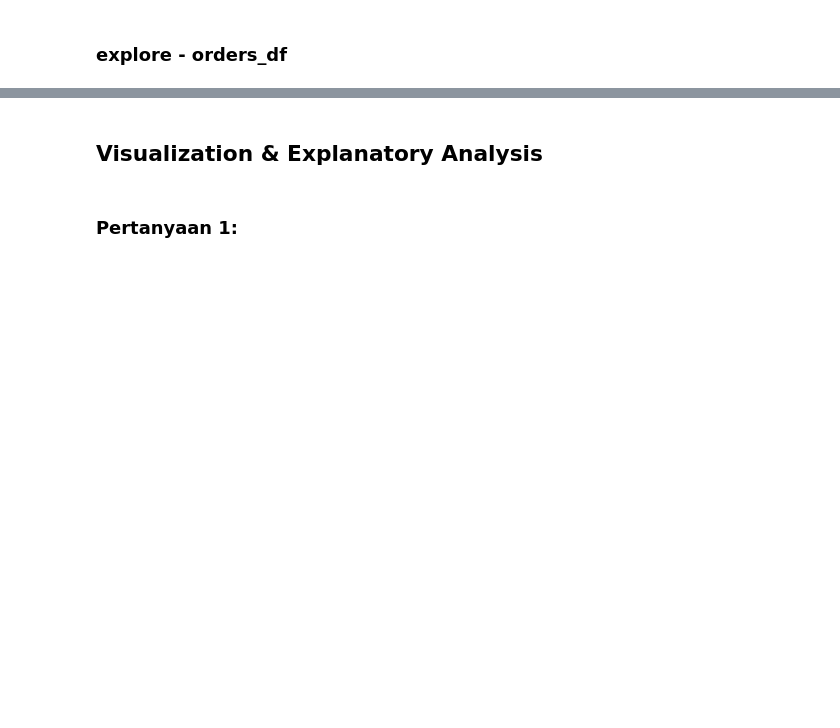
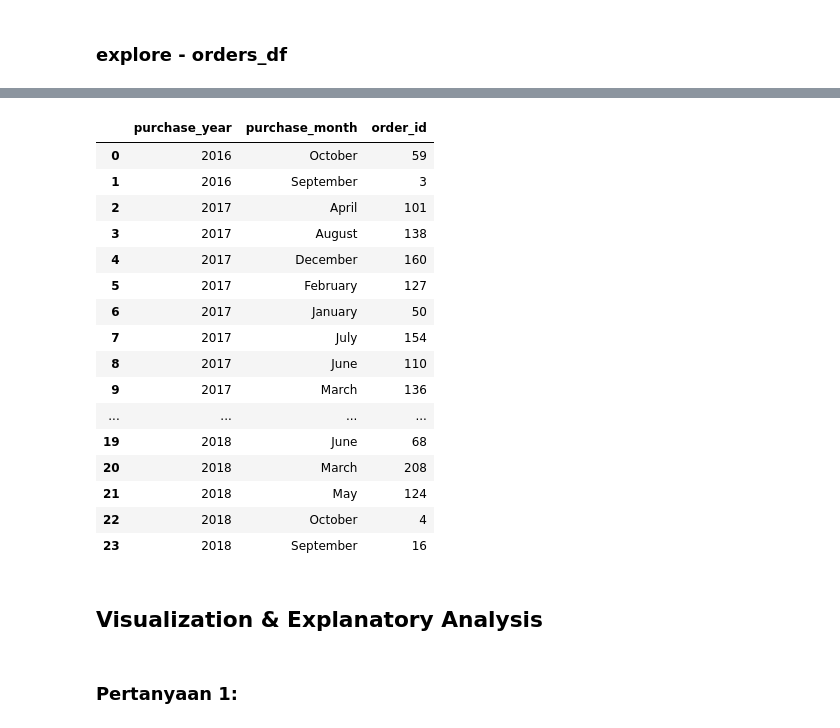
Before and after one commit to sayid-alt/olist-store-analysis-project, a Jupyter notebook: Brazilian_E_Commerce_Public_Dataset_by_Olist.ipynb, the cells around one changed output, grey strips where cells are left out. Cells and saved outputs as stored; diff of their text form; code cells hidden in the pictures; blank space fills up the shorter version.

```diff
--- a/Brazilian_E_Commerce_Public_Dataset_by_Olist.ipynb
+++ b/Brazilian_E_Commerce_Public_Dataset_by_Olist.ipynb
@@ -817,0 +849,4 @@ AttributeError: 'Series' object has no attribute 'strftime'
+# %%
+# create column contains purchase time with format yyyy-mm
+orders_df['purchase_year'] = orders_df['order_purchase_timestamp'].apply(lambda x : x.strftime('%Y'))
+orders_df['purchase_month'] = orders_df['order_purchase_timestamp'].apply(lambda x : x.strftime('%B'))
@@ -818,3 +882,24 @@ AttributeError: 'Series' object has no attribute 'strftime'
+# %%
+# total number of orders in spesific year and month
+orders_df.groupby(by=['purchase_year', 'purchase_month']).order_id.count().reset_index()
+# %% [output]
+|  | purchase_year | purchase_month | order_id |
+| 0 | 2016 | October | 59 |
+| 1 | 2016 | September | 3 |
+| 2 | 2017 | April | 101 |
+| 3 | 2017 | August | 138 |
+| 4 | 2017 | December | 160 |
+| 5 | 2017 | February | 127 |
+| 6 | 2017 | January | 50 |
+| 7 | 2017 | July | 154 |
+| 8 | 2017 | June | 110 |
+| 9 | 2017 | March | 136 |
+| ... | ... | ... | ... |
+| 19 | 2018 | June | 68 |
+| 20 | 2018 | March | 208 |
+| 21 | 2018 | May | 124 |
+| 22 | 2018 | October | 4 |
+| 23 | 2018 | September | 16 |
 # %% [markdown]
 ## Visualization & Explanatory Analysis
 # %% [markdown]
```
Also changed, not shown: parts of 18 cells of this notebook.
